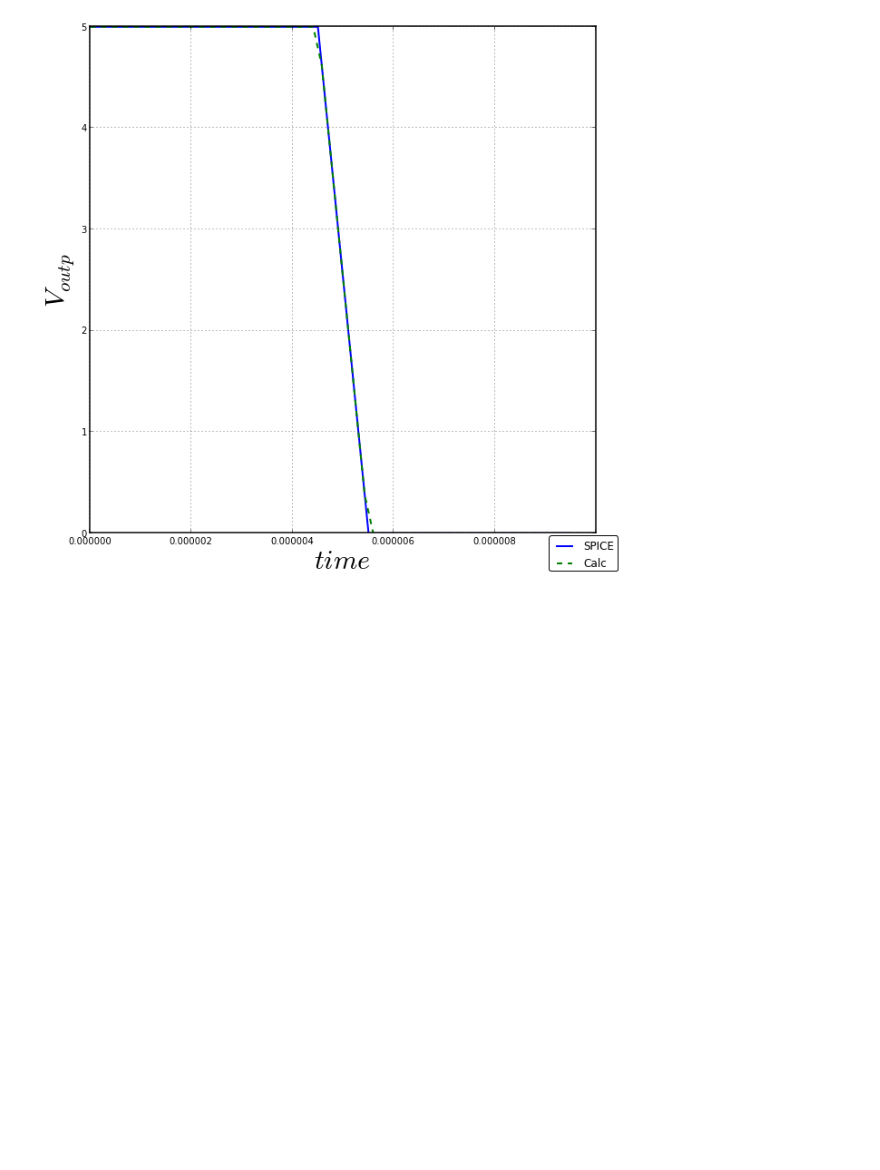
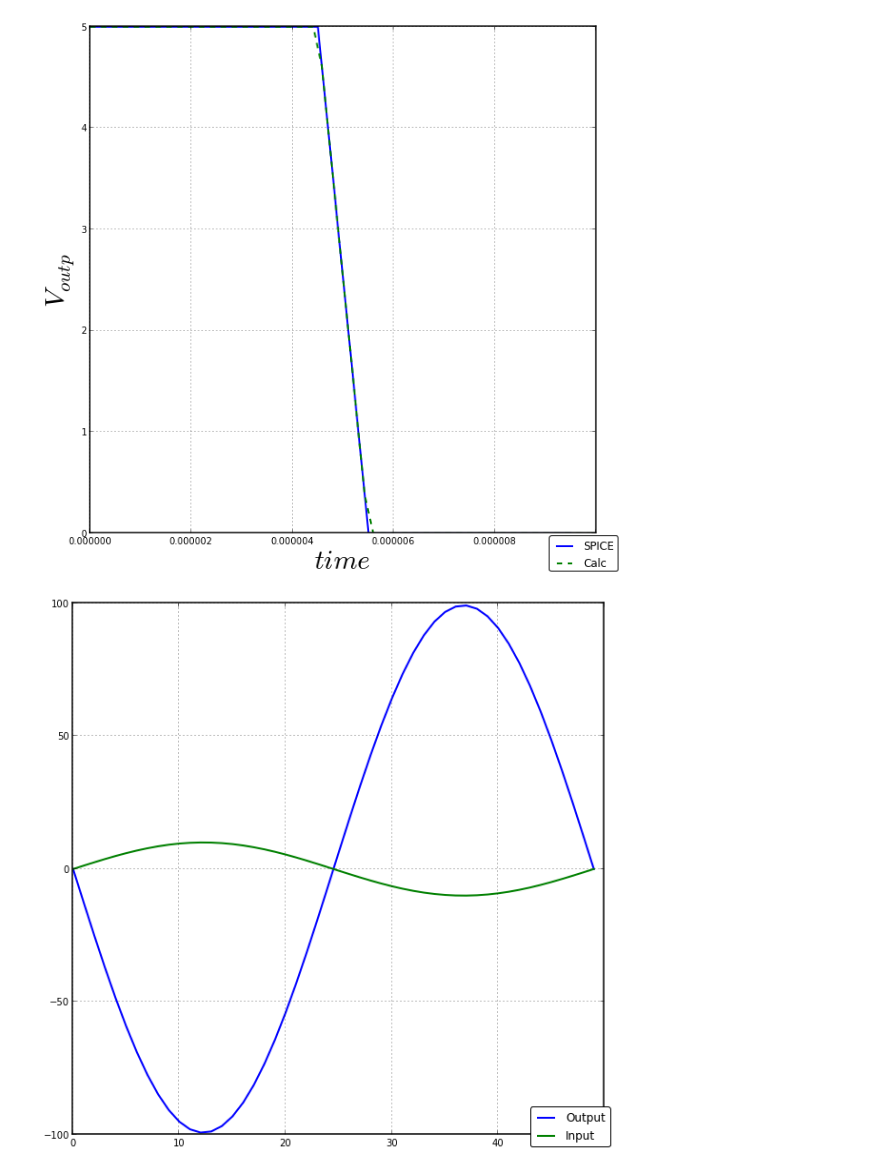
Before and after one commit to cvbrgava/ddp, a Jupyter notebook: notebook/intg_inv.ipynb, the cells around one changed output. Drawn from its saved outputs; the diff is of its cells as text; code cells hidden in the pictures; blank space fills up the shorter version.

```diff
--- a/notebook/intg_inv.ipynb
+++ b/notebook/intg_inv.ipynb
@@ -122,14 +164,0 @@ plt.show()
-# %%
-
-x , y  = [], []
-for i in import_text("./Data/4inpNAND_voltage.txt","\t"):
-    if (float( i[ 'time' ] ) < intg_end + sim_begin) and (float( i[ 'time' ]  )> sim_begin) :
-        y.append( i[ 'n002'] ), x.append( float(i[ 'time' ])-sim_begin )
-
-spice, = plt.plot(x,y,'-')
-calc, = plt.plot( t, soln[ :,1 ],'--')
-plt.figlegend([spice,calc],('SPICE','Calc'),'lower right')
-plt.figsize(10,10)
-plt.ylabel(r'$V_{outp}$' )
-plt.xlabel(r'$time$')
-plt.show()
@@ -154,3 +181,29 @@ plt.xlabel(r'$time$')
 plt.show()
 # %% [output]
 [figure]
+# %%
+import numpy
+from scipy.integrate import odeint
+import matplotlib.pyplot as plt
+
+def input_signal( t ) :
+    return 10*numpy.sin( numpy.pi * 2 * 1000 * t )
+
+def der( y ,t):
+    return ((( input_signal( t ) - y )/10) - ( y - 1e3*numpy.tanh( -y ) )/100 ) *1e12
+# %%
+t = numpy.linspace( 0 , 1e-3 , 50 )
+y = []
+for i in t :
+    y.append( input_signal( i ))
+
+y0 = 0
+soln = odeint( der, y0 , t )
+# %%
+output, = plt.plot( -1e3 * soln )
+inp, = plt.plot( y )
+plt.figsize( 10, 10)
+plt.figlegend( (output,inp), ['Output','Input' ],'lower right')
+plt.show()
+# %% [output]
+[figure, added]
```
Also changed, not shown: parts of 8 cells of this notebook, 12 other files.
